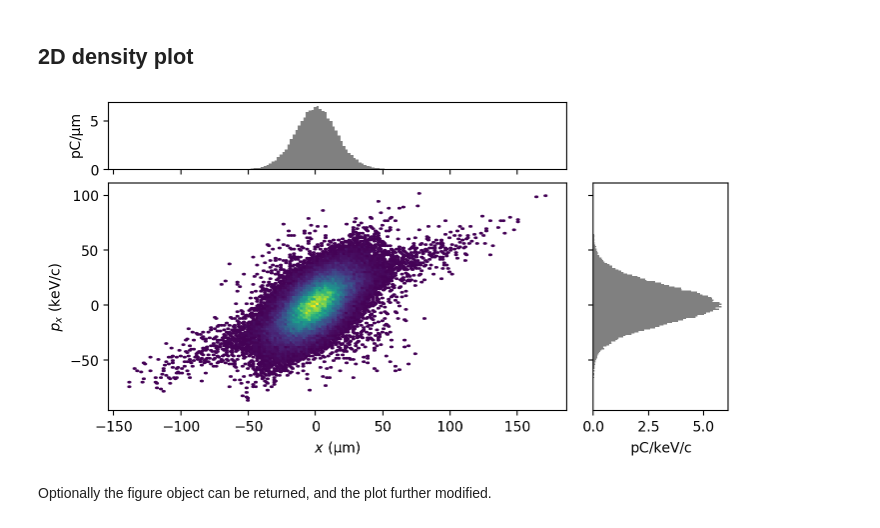
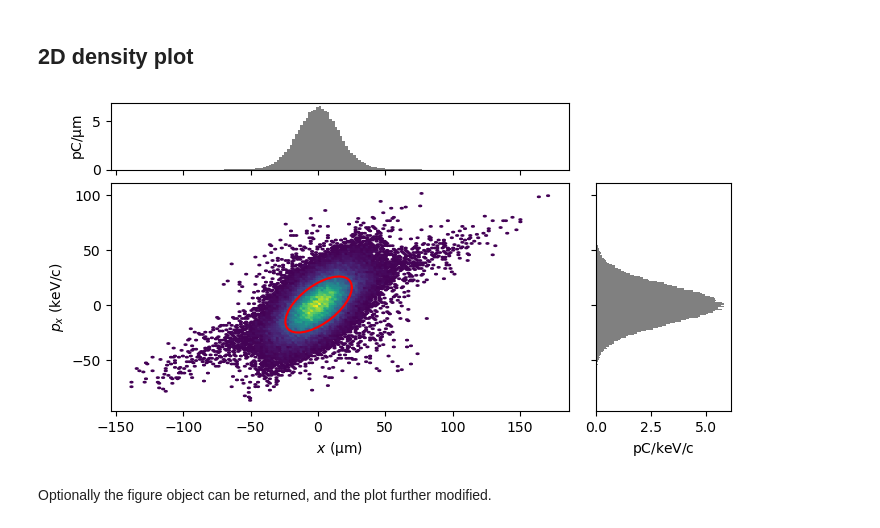
Before and after one commit to ChristopherMayes/openPMD-beamphysics, a Jupyter notebook: examples/particle_examples/particle_examples.ipynb, the cells around one changed output. Cells and saved outputs as stored; diff of their text form; code cells hidden in the pictures.

```diff
--- a/examples/particle_examples/particle_examples.ipynb
+++ b/examples/particle_examples/particle_examples.ipynb
@@ -375,9 +374,9 @@ P.slice_plot('sigma_x', slice_key = 'Jx')
 # %% [markdown]
 ## 2D density plot
 # %%
-P.plot('x', 'px')
+P.plot('x', 'px', ellipse=True)
 # %% [output]
-[figure, old version]
+[figure, new version]
 # %% [markdown]
 Optionally the figure object can be returned, and the plot further modified.
 # %%
```
Also changed, not shown: parts of 13 cells of this notebook, 24 other files.
